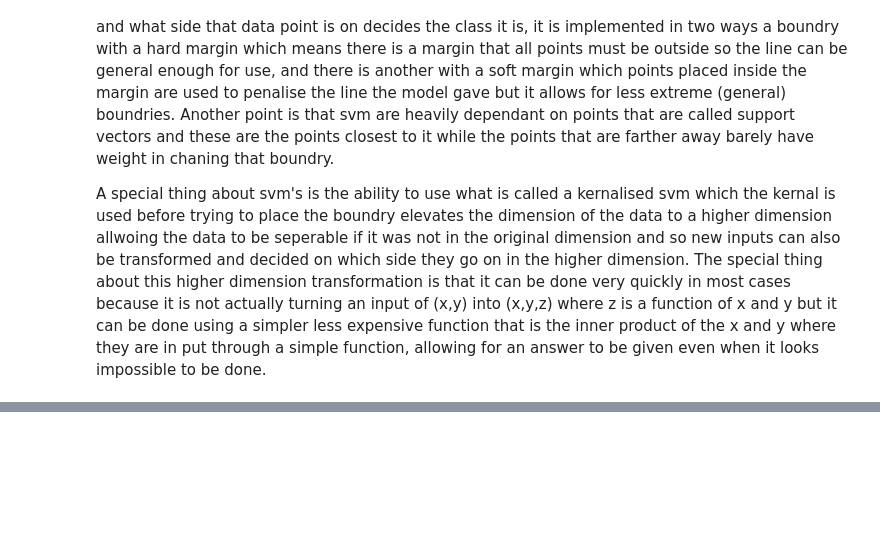
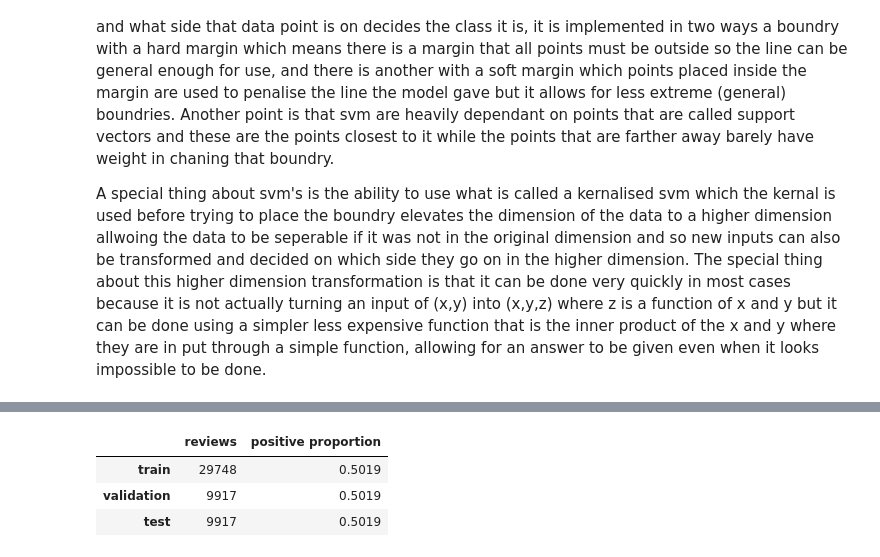
Before and after one commit to jadkandah/progressSoft_internship, a Jupyter notebook: phase-1-machine-learning-nlp/11-svm/notebooks/svm.ipynb, the cells around one changed output, grey strips where cells are left out. Drawn from its saved outputs; the diff is of its cells as text; code cells hidden in the pictures; blank space fills up the shorter version.

```diff
--- a/phase-1-machine-learning-nlp/11-svm/notebooks/svm.ipynb
+++ b/phase-1-machine-learning-nlp/11-svm/notebooks/svm.ipynb
@@ -6,0 +13,93 @@ A special thing about svm's is the ability to use what is called a kernalised sv
+# %%
+from pathlib import Path
+import sys
+import time
+import warnings
+
+import matplotlib.pyplot as plt
+import numpy as np
+import pandas as pd
+from sklearn.exceptions import ConvergenceWarning
+from sklearn.metrics import (
+    ConfusionMatrixDisplay,
+    accuracy_score,
+    classification_report,
+    f1_score,
+    precision_score,
+    recall_score,
+)
+from sklearn.model_selection import train_test_split
+from sklearn.svm import LinearSVC
+
+# Locate the repository no matter whether the notebook is opened from its own folder
+# or from the repository root.
+current_path = Path.cwd().resolve()
+repository_root = next(
+    (
+        path
+        for path in (current_path, *current_path.parents)
+        if (path / "phase-1-machine-learning-nlp").is_dir()
+    ),
+    None,
+)
+if repository_root is None:
+    raise FileNotFoundError("Could not locate the repository root.")
+
+phase_1 = repository_root / "phase-1-machine-learning-nlp"
+part_02 = phase_1 / "02-preprocessing-tokenization"
+part_06 = phase_1 / "06-vectorization"
+sys.path.insert(0, str(part_02 / "src"))
+sys.path.insert(0, str(part_06 / "src"))
+
+from preprocessor import preprocess_text
+from tokenizer import regex_tokenize
+from vectorizer import CustomTfidfVectorizer
+
+imdb_path = part_02 / "data" / "IMDB Dataset.csv"
+if not imdb_path.exists():
+    raise FileNotFoundError(
+        "Download the IMDB 50K Reviews dataset and place 'IMDB Dataset.csv' in "
+        f"{imdb_path.parent}. The CSV is intentionally ignored by Git."
+    )
+
+imdb = pd.read_csv(imdb_path)
+required_columns = {"review", "sentiment"}
+if not required_columns.issubset(imdb.columns):
+    raise KeyError(f"The IMDB dataset must contain {sorted(required_columns)}.")
+
+imdb = imdb.dropna(subset=["review", "sentiment"])
+imdb = imdb.drop_duplicates(subset="review").reset_index(drop=True)
+imdb["label"] = imdb["sentiment"].map({"negative": 0, "positive": 1})
+if imdb["label"].isna().any():
+    raise ValueError("Sentiment labels must be either 'negative' or 'positive'.")
+
+X_development, X_test, y_development, y_test = train_test_split(
+    imdb["review"],
+    imdb["label"],
+    test_size=0.20,
+    random_state=42,
+    stratify=imdb["label"],
+)
+X_train, X_validation, y_train, y_validation = train_test_split(
+    X_development,
+    y_development,
+    test_size=0.25,
+    random_state=42,
+    stratify=y_development,
+)
+
+split_summary = pd.DataFrame(
+    {
+        "reviews": [len(X_train), len(X_validation), len(X_test)],
+        "positive proportion": [
+            y_train.mean(), y_validation.mean(), y_test.mean()
+        ],
+    },
+    index=["train", "validation", "test"],
+)
+display(split_summary.style.format({"positive proportion": "{:.4f}"}))
+# %% [output]
+|  | reviews | positive proportion |
+| train | 29748 | 0.5019 |
+| validation | 9917 | 0.5019 |
+| test | 9917 | 0.5019 |
```
Also changed, not shown: parts of 8 cells of this notebook, 2 other files.
